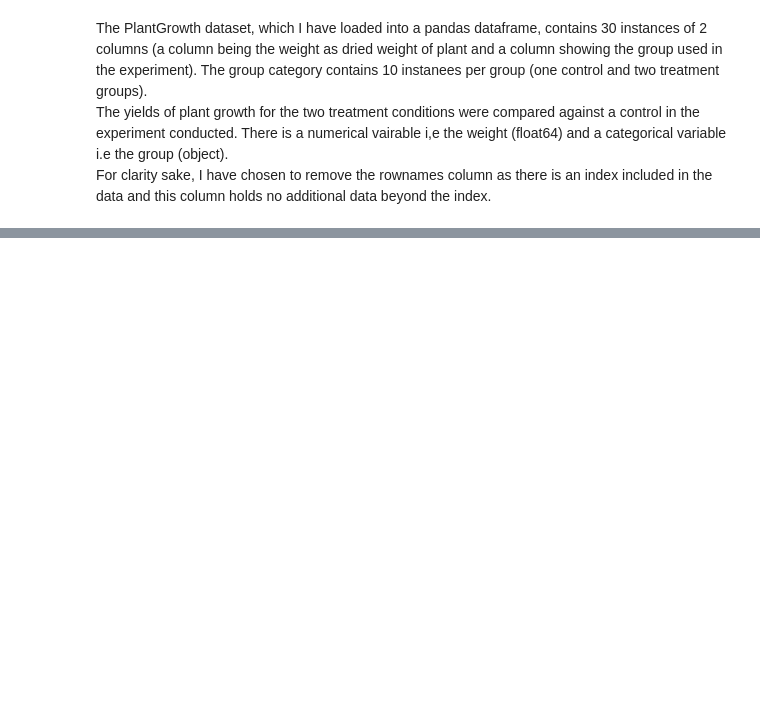
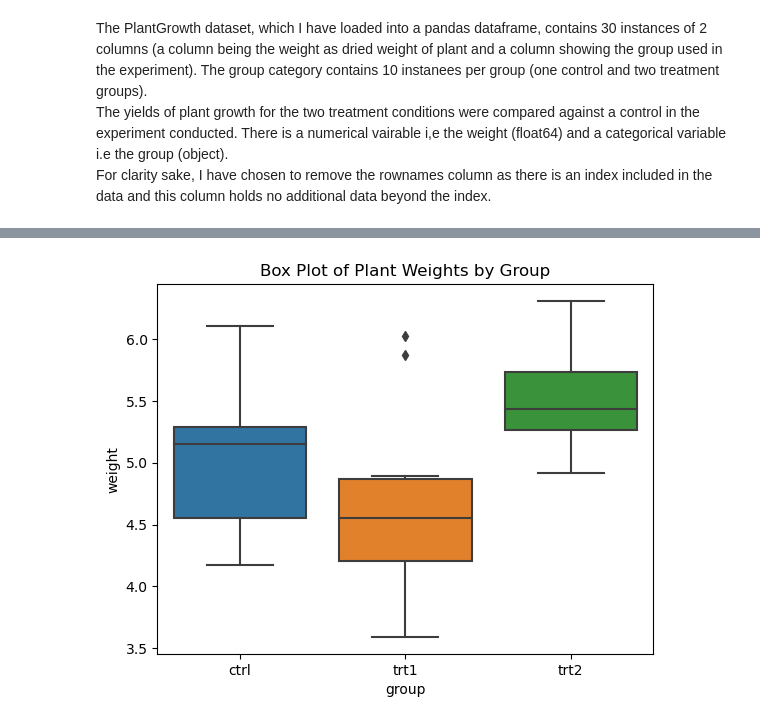
Before and after one commit to rebeccaf1918/AppliedStatistics, a Jupyter notebook: project.ipynb, the cells around one changed output, grey strips where cells are left out. Drawn from its saved outputs; the diff is of its cells as text; code cells hidden in the pictures; blank space fills up the shorter version.

```diff
--- a/project.ipynb
+++ b/project.ipynb
@@ -109,0 +175,6 @@ data.describe() # using the describe function to determine various characteristi
+# %%
+sns.boxplot(x='group', y='weight', data=data)
+plt.title('Box Plot of Plant Weights by Group')
+plt.show()
+# %% [output]
+[figure, added]
```
Also changed, not shown: parts of 14 cells of this notebook.
